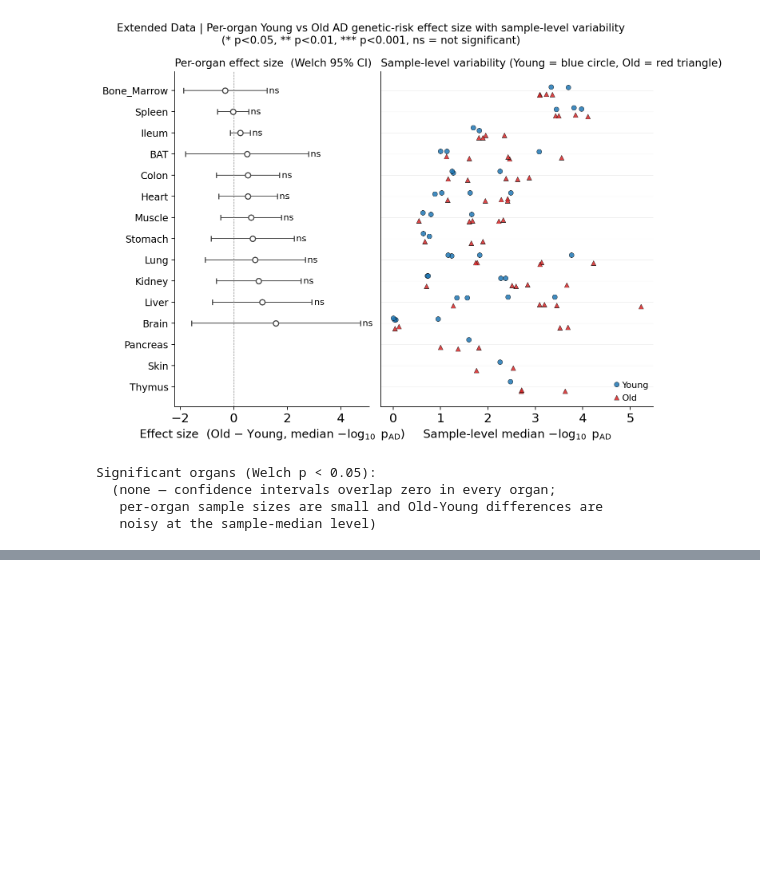
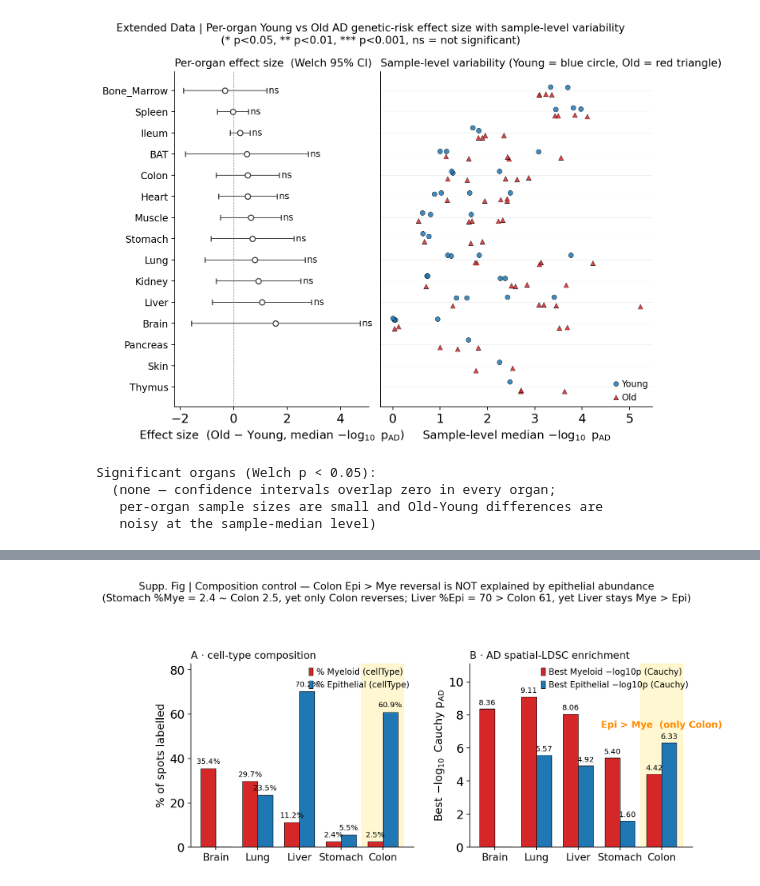
Before and after one commit to Starlitnightly/omicos-task-mouse-spatial, a Jupyter notebook: notebooks/paper_figure_supp.ipynb, the cells around one changed output, grey strips where cells are left out. Saved outputs shown, nothing was run; the diff lists cells and outputs as text; code cells hidden in the pictures; blank space fills up the shorter version.

```diff
--- a/notebooks/paper_figure_supp.ipynb
+++ b/notebooks/paper_figure_supp.ipynb
@@ -210,0 +214,98 @@ Significant organs (Welch p < 0.05):
+# %%
+# === Supplementary Fig | Composition control across 5 organs ===
+# Side-by-side 2-panel chart for Brain, Lung, Liver, Stomach, Colon:
+#   Left  — composition fractions (%myeloid vs %epithelial) from cellType labels
+#   Right — best -log10 Cauchy p_AD per class (myeloid vs epithelial)
+# Demonstrates that the Colon Epi > Mye reversal is NOT a generic consequence
+# of epithelial abundance:
+#   - Liver has higher %epithelial (70%) than Colon (61%) but still Mye > Epi.
+#   - Stomach has the same %myeloid (2.4%) as Colon (2.5%) but still Mye > Epi.
+# → only Colon shows the qualitative reversal.
+#
+# Supports Paragraph 4 S3.
+
+comp = pd.read_csv(f'{RES}/composition_control_5organs.csv')
+# Order: keep paragraph order Brain, Lung, Liver, Stomach, Colon
+ORDER = ['Brain','Lung','Liver','Stomach','Colon']
+comp = comp.set_index('organ').loc[ORDER].reset_index()
+print(comp.round(2))
+
+fig, (axL, axR) = plt.subplots(
+    1, 2, figsize=(10.6, 4.8),
+    gridspec_kw={'wspace': 0.25},
+)
+x = np.arange(len(comp)); w = 0.36
+MYE_C, EPI_C = '#d62728', '#1f77b4'
+
+# --- Left: composition fractions ---
+b1 = axL.bar(x - w/2, comp['pct_myeloid'],    w, color=MYE_C,
+             edgecolor='black', lw=0.5, label='% Myeloid (cellType)')
+b2 = axL.bar(x + w/2, comp['pct_epithelial'], w, color=EPI_C,
+             edgecolor='black', lw=0.5, label='% Epithelial (cellType)')
+for bars in (b1, b2):
+    for b in bars:
+        h = b.get_height()
+        if h > 0.3:
+            axL.text(b.get_x() + b.get_width()/2, h + 1.5, f'{h:.1f}%',
+                     ha='center', va='bottom', fontsize=TEXT_FS-2)
+# Highlight Colon column
+if 'Colon' in comp['organ'].values:
+    ci = list(comp['organ']).index('Colon')
+    axL.axvspan(ci - 0.5, ci + 0.5, color='gold', alpha=0.18, zorder=0)
+axL.set_xticks(x); axL.set_xticklabels(comp['organ'], fontsize=TICK_FS)
+axL.set_ylabel('% of spots labelled', fontsize=LABEL_FS)
+axL.set_title('A · cell-type composition',
+              fontsize=TITLE_FS-1, loc='left')
+axL.legend(loc='upper right', frameon=False, fontsize=LEGEND_FS-1)
+axL.spines['top'].set_visible(False); axL.spines['right'].set_visible(False)
+axL.set_ylim(0, max(comp['pct_myeloid'].max(), comp['pct_epithelial'].max()) * 1.18)
+
+# --- Right: enrichment scores ---
+b3 = axR.bar(x - w/2, comp['myeloid_best_logp'],    w, color=MYE_C,
+             edgecolor='black', lw=0.5, label='Best Myeloid −log10p (Cauchy)')
+b4 = axR.bar(x + w/2, comp['epithelial_best_logp'], w, color=EPI_C,
+             edgecolor='black', lw=0.5, label='Best Epithelial −log10p (Cauchy)')
+for bars in (b3, b4):
+    for b in bars:
+        h = b.get_height()
+        if h > 0.05:
+            axR.text(b.get_x() + b.get_width()/2, h + 0.15, f'{h:.2f}',
+                     ha='center', va='bottom', fontsize=TEXT_FS-2)
+# Highlight Colon
+if 'Colon' in comp['organ'].values:
+    ci = list(comp['organ']).index('Colon')
+    axR.axvspan(ci - 0.5, ci + 0.5, color='gold', alpha=0.18, zorder=0)
+    y_top = max(comp.loc[ci,'myeloid_best_logp'], comp.loc[ci,'epithelial_best_logp']) + 0.9
+    axR.annotate('Epi > Mye  (only Colon)', xy=(ci, y_top), ha='center',
+                 fontsize=TEXT_FS, fontweight='bold', color='darkorange')
+axR.set_xticks(x); axR.set_xticklabels(comp['organ'], fontsize=TICK_FS)
+axR.set_ylabel(r'Best $-\log_{10}$ Cauchy p$_{\rm AD}$', fontsize=LABEL_FS)
+axR.set_title('B · AD spatial-LDSC enrichment',
+              fontsize=TITLE_FS-1, loc='left')
+axR.legend(loc='upper right', frameon=False, fontsize=LEGEND_FS-1)
+axR.spines['top'].set_visible(False); axR.spines['right'].set_visible(False)
+axR.set_ylim(0, max(comp['myeloid_best_logp'].max(),
+                    comp['epithelial_best_logp'].max()) * 1.22)
+
+plt.subplots_adjust(top=0.78)
+fig.suptitle('Supp. Fig | Composition control — Colon Epi > Mye reversal '
+             'is NOT explained by epithelial abundance\n'
+             '(Stomach %Mye = 2.4 ~ Colon 2.5, yet only Colon reverses; '
+             'Liver %Epi = 70 > Colon 61, yet Liver stays Mye > Epi)',
+             fontsize=TITLE_FS-1, y=1.06)
+plt.tight_layout()
+save_panel(fig, 'FigS_composition_control_5organs')
+plt.show()
+
+print('\nKey contrasts:')
+colon  = comp.set_index('organ').loc['Colon']
+stom   = comp.set_index('organ').loc['Stomach']
+liver  = comp.set_index('organ').loc['Liver']
+print(f'  Colon   vs Stomach (similar %Myeloid): '
+      f'Colon %Mye={colon["pct_myeloid"]:.1f} vs Stomach {stom["pct_myeloid"]:.1f} — '
+      f'Colon Epi/Mye={colon["epithelial_best_logp"]:.2f}/{colon["myeloid_best_logp"]:.2f} '
+      f'(REVERSED); Stomach {stom["epithelial_best_logp"]:.2f}/{stom["myeloid_best_logp"]:.2f} (not)')
+print(f'  Colon   vs Liver  (similar %Epithelial): '
+      f'Colon %Epi={colon["pct_epithelial"]:.1f} vs Liver {liver["pct_epithelial"]:.1f} — '
+      f'Liver Epi/Mye={liver["epithelial_best_logp"]:.2f}/{liver["myeloid_best_logp"]:.2f} (not reversed)')
+# %% [output]
@@ -210,0 +326 @@ Significant organs (Welch p < 0.05):
+[figure, added]
```
Also changed, not shown: parts of 4 cells of this notebook, 4 other files.
